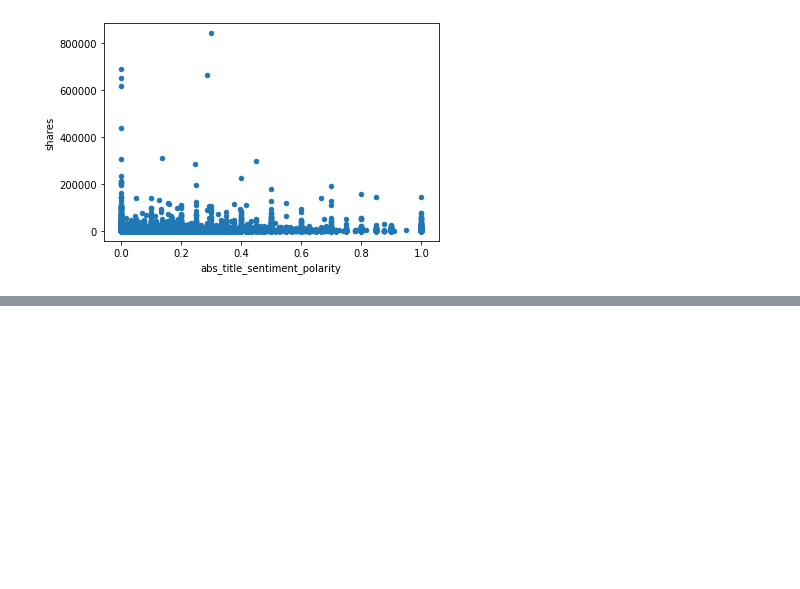
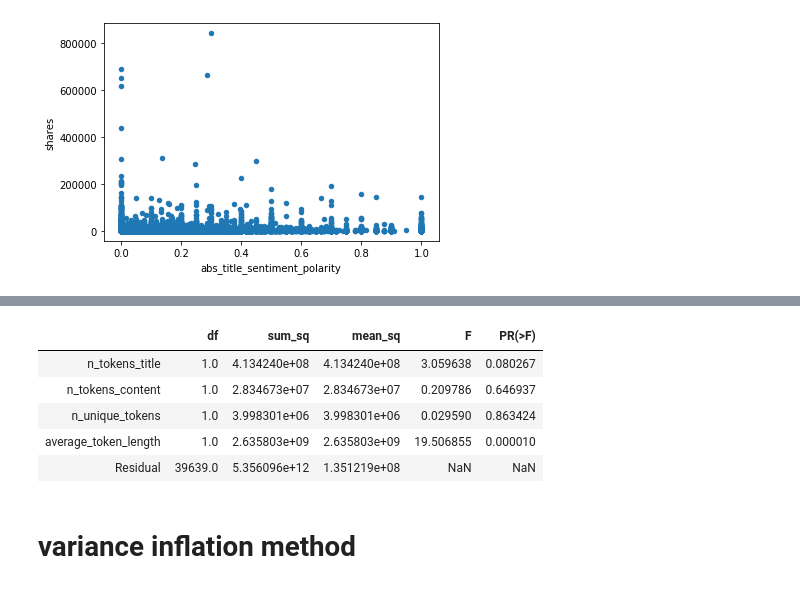
Before and after one commit to samraykhman/online_news_popularity, a Jupyter notebook: online_news_cleaning.ipynb, the cells around one changed output, grey strips where cells are left out. Saved outputs shown, nothing was run; the diff lists cells and outputs as text; code cells hidden in the pictures; blank space fills up the shorter version.

```diff
--- a/online_news_cleaning.ipynb
+++ b/online_news_cleaning.ipynb
@@ -447,0 +493,10 @@ pos_or_neg_ols = ols()
+# %%
+token_anova = sm.stats.anova_lm(token_ols, type=2)
+token_anova
+# %% [output]
+|  | df | sum_sq | mean_sq | F | PR(>F) |
+| n_tokens_title | 1.0 | 4.134240e+08 | 4.134240e+08 | 3.059638 | 0.080267 |
+| n_tokens_content | 1.0 | 2.834673e+07 | 2.834673e+07 | 0.209786 | 0.646937 |
+| n_unique_tokens | 1.0 | 3.998301e+06 | 3.998301e+06 | 0.029590 | 0.863424 |
+| average_token_length | 1.0 | 2.635803e+09 | 2.635803e+09 | 19.506855 | 0.000010 |
+| Residual | 39639.0 | 5.356096e+12 | 1.351219e+08 | NaN | NaN |
@@ -447,0 +509,2 @@ pos_or_neg_ols = ols()
+# %% [markdown]
+# variance inflation method
```
Also changed, not shown: parts of 23 cells of this notebook.
